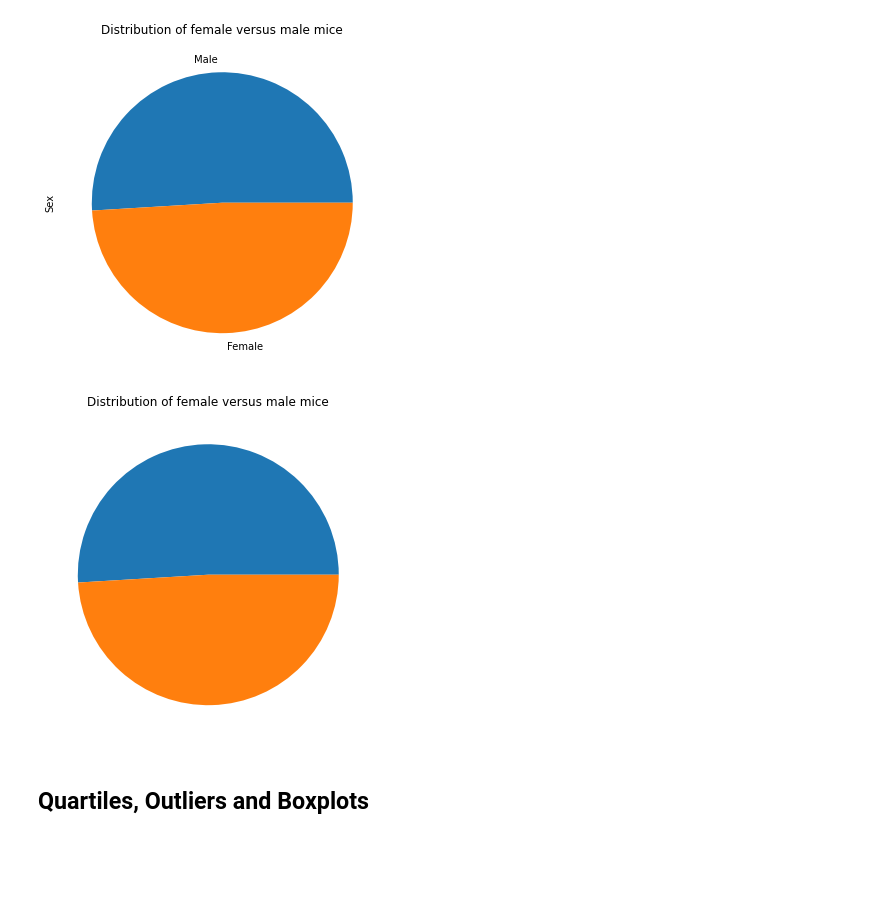
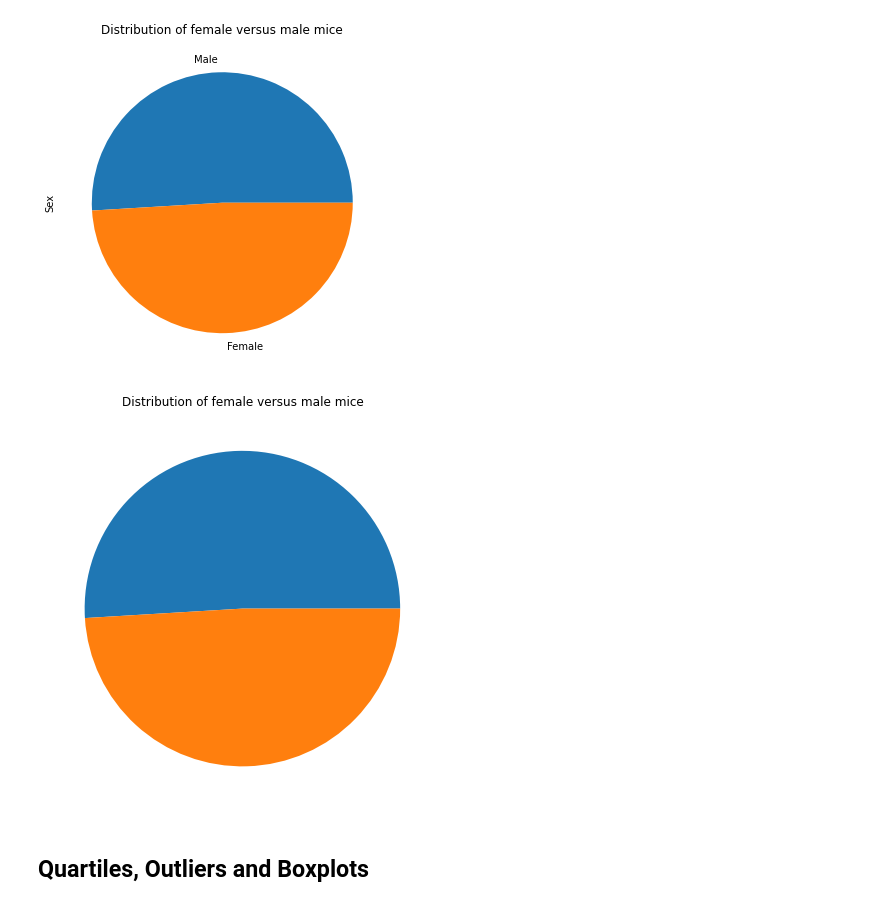
Before and after one commit to gnzamudio/Matplotlib-challenge, a Jupyter notebook: pymaceuticals_starter.ipynb, the cells around one changed output. Cells and saved outputs as stored; diff of their text form; code cells hidden in the pictures; blank space fills up the shorter version.

```diff
--- a/pymaceuticals_starter.ipynb
+++ b/pymaceuticals_starter.ipynb
@@ -198,16 +200,17 @@ Text(0.5, 1.0, 'Distribution of female versus male mice')
 # %%
 # Generate a pie plot showing the distribution of female versus male mice using pyplot
 fig, axis = plt.subplots(figsize = (6, 6))
 
 mouse_sex = clean_study_df["Sex"].value_counts()
 mouse_sex = pd.DataFrame(mouse_sex).reset_index()
 
 axis.pie(mouse_sex["Sex"])
 
 plt.title(label = "Distribution of female versus male mice")
+plt.tight_layout()
 plt.show()
 # %% [output]
-[figure, old version]
+[figure, new version]
 # %% [markdown]
 ## Quartiles, Outliers and Boxplots
 # %%
```
Also changed, not shown: parts of 8 cells of this notebook, 2 other files.
